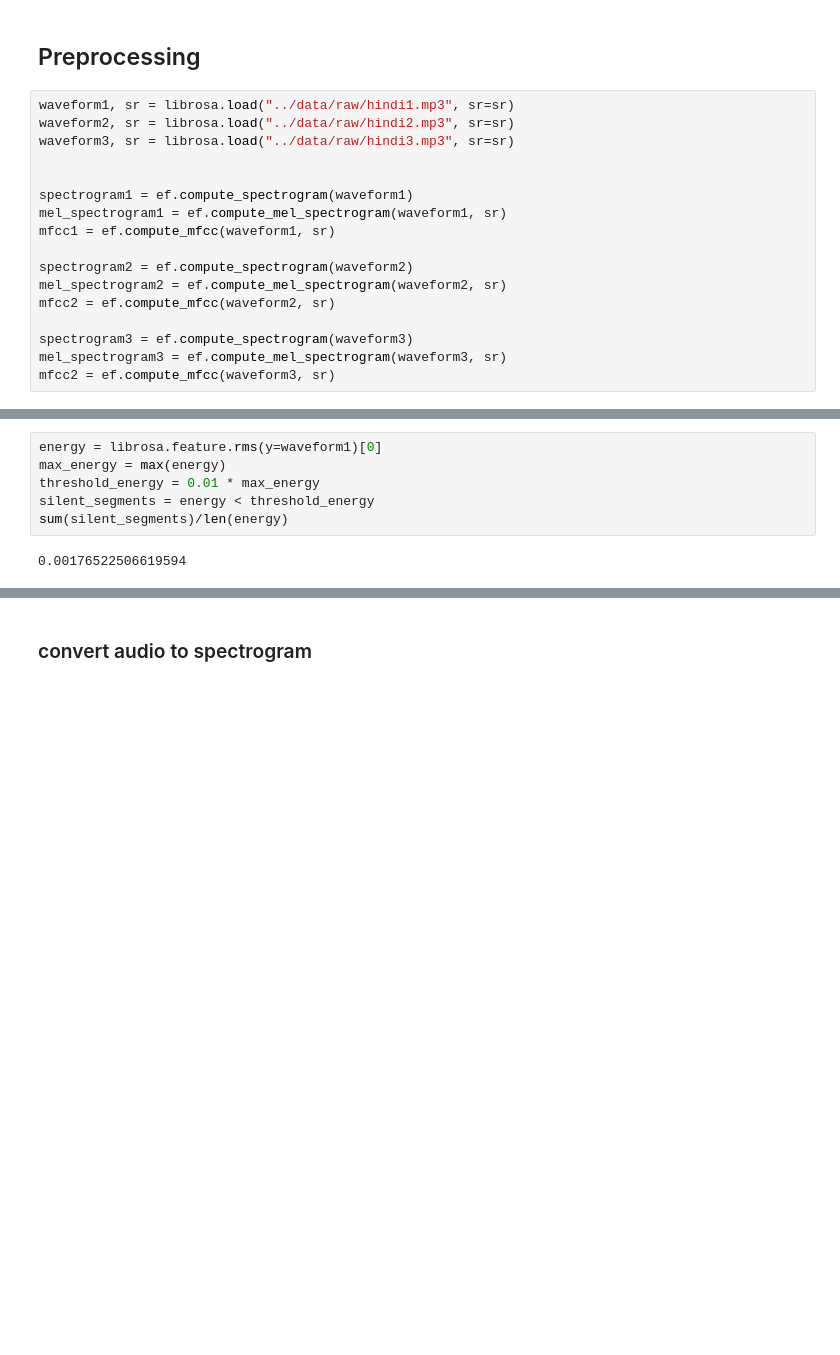
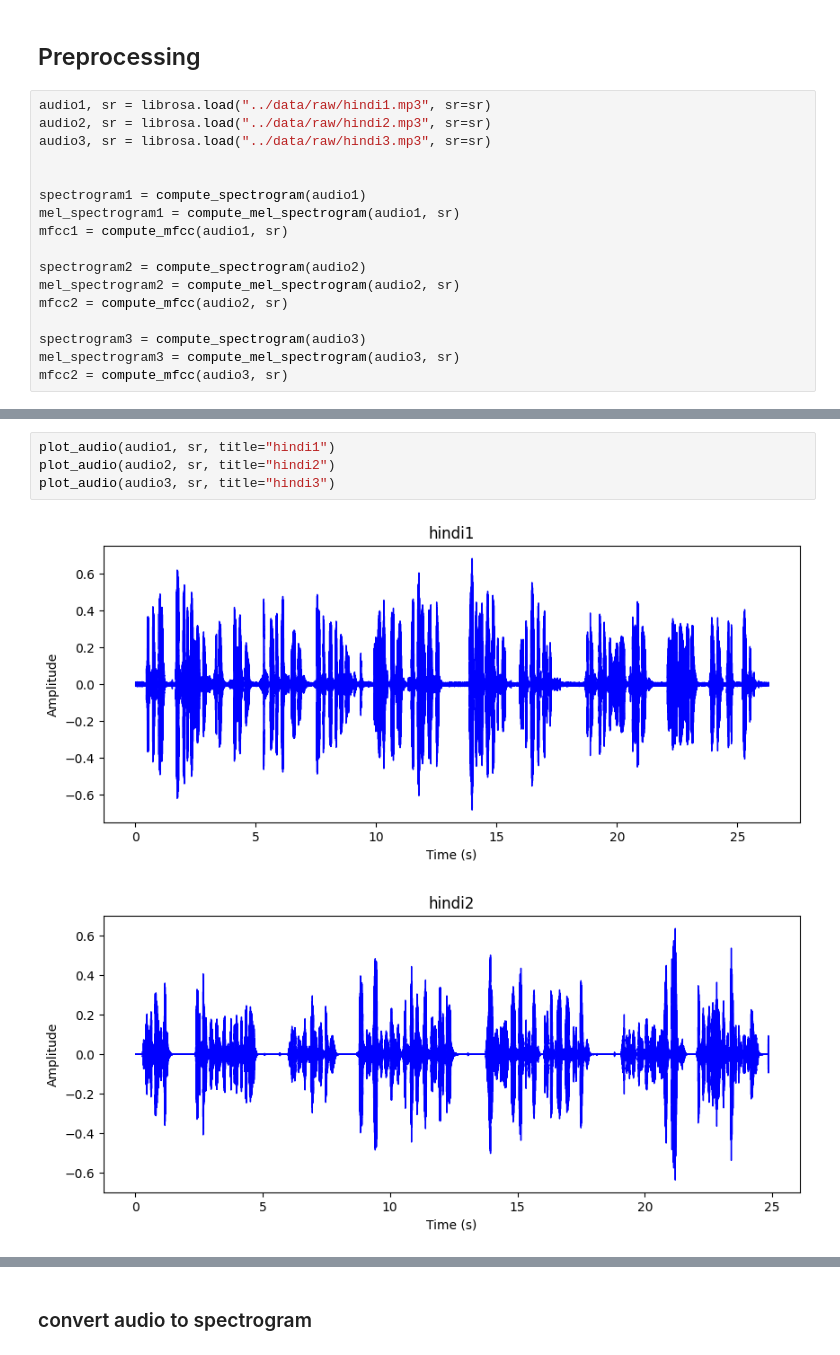
Before and after one commit to BlcMed/accent-recognition, a Jupyter notebook: notebooks/EDA.ipynb, the cells around one changed output, grey strips where cells are left out. Saved outputs shown, nothing was run; the diff lists cells and outputs as text; blank space fills up the shorter version.

```diff
--- a/notebooks/EDA.ipynb
+++ b/notebooks/EDA.ipynb
@@ -12,19 +13,19 @@ sr = 22050
 # %% [markdown]
 ## Preprocessing
 # %%
-waveform1, sr = librosa.load("../data/raw/hindi1.mp3", sr=sr)
-waveform2, sr = librosa.load("../data/raw/hindi2.mp3", sr=sr)
-waveform3, sr = librosa.load("../data/raw/hindi3.mp3", sr=sr)
+audio1, sr = librosa.load("../data/raw/hindi1.mp3", sr=sr)
+audio2, sr = librosa.load("../data/raw/hindi2.mp3", sr=sr)
+audio3, sr = librosa.load("../data/raw/hindi3.mp3", sr=sr)
 
 
-spectrogram1 = ef.compute_spectrogram(waveform1)
-mel_spectrogram1 = ef.compute_mel_spectrogram(waveform1, sr)
-mfcc1 = ef.compute_mfcc(waveform1, sr)
+spectrogram1 = compute_spectrogram(audio1)
+mel_spectrogram1 = compute_mel_spectrogram(audio1, sr)
+mfcc1 = compute_mfcc(audio1, sr)
 
-spectrogram2 = ef.compute_spectrogram(waveform2)
-mel_spectrogram2 = ef.compute_mel_spectrogram(waveform2, sr)
-mfcc2 = ef.compute_mfcc(waveform2, sr)
+spectrogram2 = compute_spectrogram(audio2)
+mel_spectrogram2 = compute_mel_spectrogram(audio2, sr)
+mfcc2 = compute_mfcc(audio2, sr)
 
-spectrogram3 = ef.compute_spectrogram(waveform3)
-mel_spectrogram3 = ef.compute_mel_spectrogram(waveform3, sr)
-mfcc2 = ef.compute_mfcc(waveform3, sr)
+spectrogram3 = compute_spectrogram(audio3)
+mel_spectrogram3 = compute_mel_spectrogram(audio3, sr)
+mfcc2 = compute_mfcc(audio3, sr)
@@ -42,8 +32,7 @@ va.plot_waveform(waveform3, sr)
-# %%
-energy = librosa.feature.rms(y=waveform1)[0]
-max_energy = max(energy)
-threshold_energy = 0.01 * max_energy
-silent_segments = energy < threshold_energy
-sum(silent_segments)/len(energy)
-# %% [output]
-0.00176522506619594
+# %%
+plot_audio(audio1, sr, title="hindi1")
+plot_audio(audio2, sr, title="hindi2")
+plot_audio(audio3, sr, title="hindi3")
+# %% [output]
+[figure, added]
+[figure, added]
```
Also changed, not shown: parts of 6 cells of this notebook, 3 other files.
